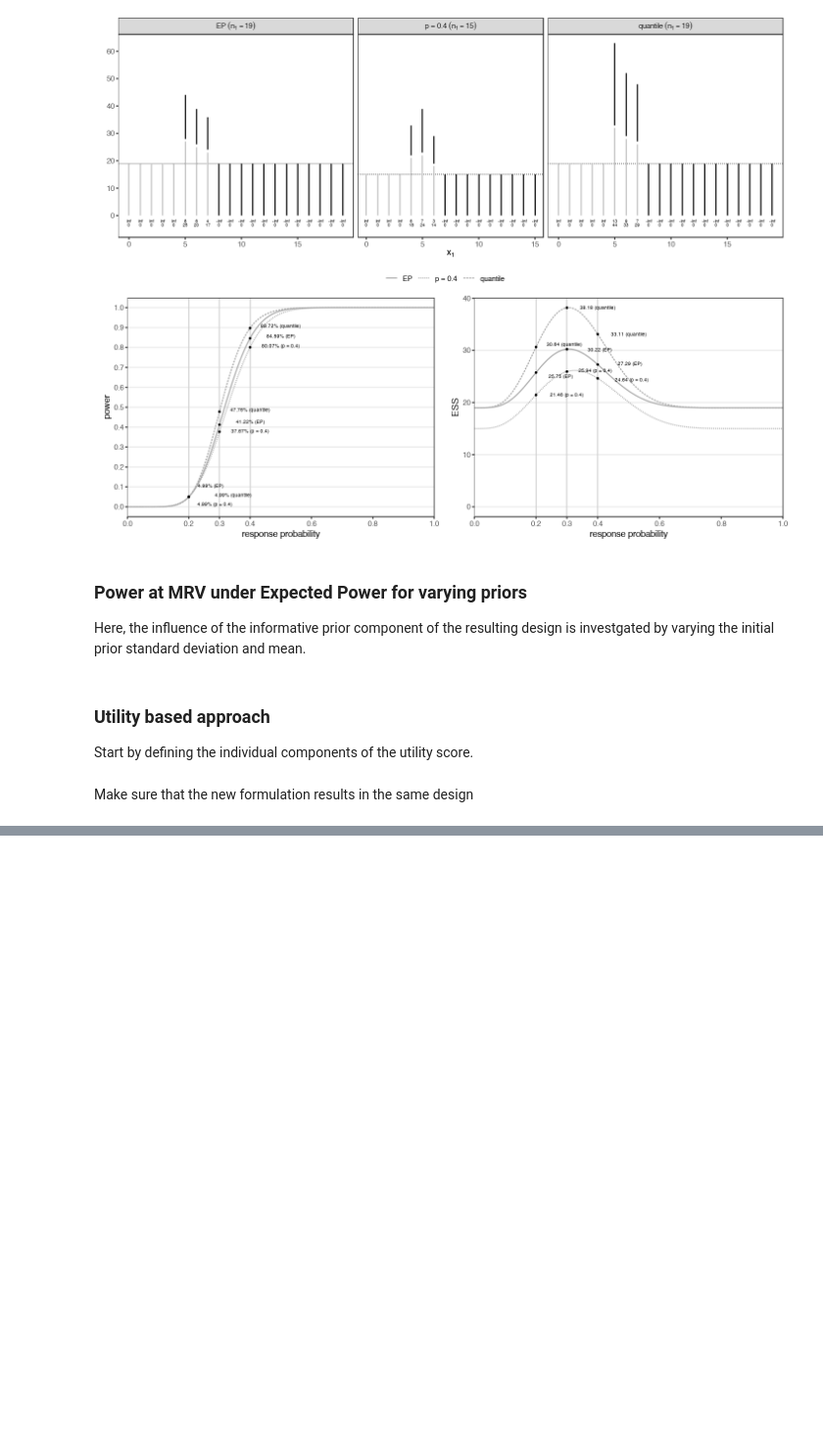
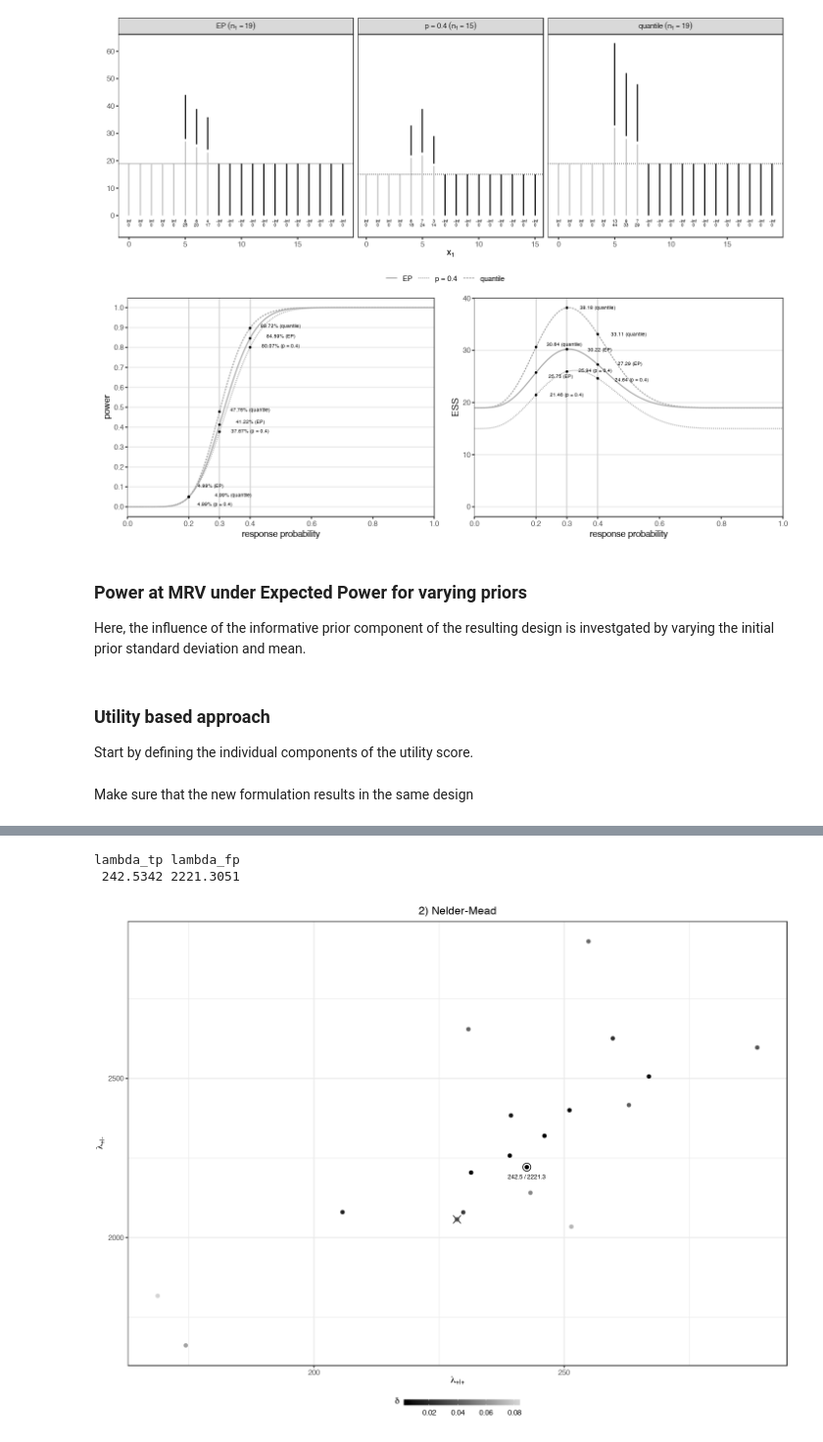
Before and after one commit to kkmann/optimal-binary-two-stage-designs, a Jupyter notebook: notebooks/optimisation-under-uncertainty.ipynb, the cells around one changed output, grey strips where cells are left out. Shown at 98% size. Saved outputs shown, nothing was run; the diff lists cells and outputs as text; code cells hidden in the pictures; blank space fills up the shorter version.

```diff
--- a/notebooks/optimisation-under-uncertainty.ipynb
+++ b/notebooks/optimisation-under-uncertainty.ipynb
@@ -339 +358,3 @@ parscale <- c(80, 200)
+# %%
+parscale <- c(.015, 900)
 # %% [markdown]
@@ -360,12 +381,13 @@ cntr <- counter()
 
 # wrap the delta function such that the counter is updated each call and the
 # parameter configuration is stored in the trace table
-h <- function(lambda) {
-    step <- tibble(
+h <- function(x) {
+    lambda <- reparametrise(x)
+    step   <- tibble(
         i         = cntr(),
         lambda_tp = lambda[1],
         lambda_fp = lambda[2],
-        delta     = delta(design_0, f(lambda))
+        delta     = delta(design_initial, f(lambda))
     )
     tbl_opt_trace <<- bind_rows(tbl_opt_trace, step)
     return(step$delta)
@@ -373,13 +395,12 @@ h <- function(lambda) {
 # %%
 # run the actual optimisation
 res <- optim(
-    initial_values,
+    initial_values_ratio,
     h,
     control = list(
         trace    = 10,
         parscale = parscale, # parameter scale determined earlier
-        fnscale  = 10, # we need to scale the objective since the
-                       # parscale corresponds to a differenc of 10, not 1
+        fnscale  = 5, # adjust objective scaling to parameter scaling
         abstol   = .000001,
         reltol   = 0.,
         maxit    = 50,
@@ -389,32 +426,46 @@ res <- optim(
+# %%
+optimal_lambda <- reparametrise(res$par)
+
+optimal_lambda
+# %% [output]
+lambda_tp lambda_fp
+ 242.5342 2221.3051
 # %%
 # plot
 options(repr.plot.width = 12, repr.plot.height = 9)
 
 plot_nelder_mead <- ggplot(tbl_opt_trace) +
     aes(lambda_tp, lambda_fp) +
-    geom_point(shape = 1, size = 3, data = filter(tbl_grid, delta == min(delta))) +
-    geom_point(shape = 4, size = 3, data = tibble(lambda_tp = res$par[1], lambda_fp = res$par[2], delta = res$value)) +
+    geom_point(shape = 4, size = 4, data = filter(tbl_grid, delta == min(delta))) +
+    geom_point(shape = 1, size = 4, data = tibble(
+            lambda_tp = optimal_lambda[1],
+            lambda_fp = optimal_lambda[2],
+            delta = res$value
+        )
+    ) +
     geom_point(aes(color = delta/100)) +
     geom_text(aes(label = label), size = 2.5, data = tibble(
-            lambda_tp = res$par[1],
-            lambda_fp = res$par[2] - 30,
-            label     = sprintf("%.1f / %.1f", res$par[1], res$par[2])
+            lambda_tp = optimal_lambda[1],
+            lambda_fp = optimal_lambda[2] - 30,
+            label     = sprintf("%.1f / %.1f", optimal_lambda[1], optimal_lambda[2])
         )
     ) +
     scale_color_gradient(expression(delta), low = 'black', high = 'lightgray') +
     scale_x_continuous(expression(lambda['+|+'])) +
     scale_y_continuous(expression(lambda['+|-'])) +
     ggtitle('2) Nelder-Mead', ) +
     theme_bw() +
     theme(
         plot.title      = element_text(hjust = .5, face = 'bold'),
         legend.title    = element_text(vjust = 1),
         legend.position = 'bottom',
         legend.key.width = unit(2, 'lines'),
         legend.key.height = unit(.5, 'lines')
     )
 
 plot_nelder_mead
+# %% [output]
+[figure, added]
 # %%
 # combine both plots
 options(repr.plot.width = 12, repr.plot.height = 9)
```
Also changed, not shown: parts of 21 cells of this notebook, 8 other files.
